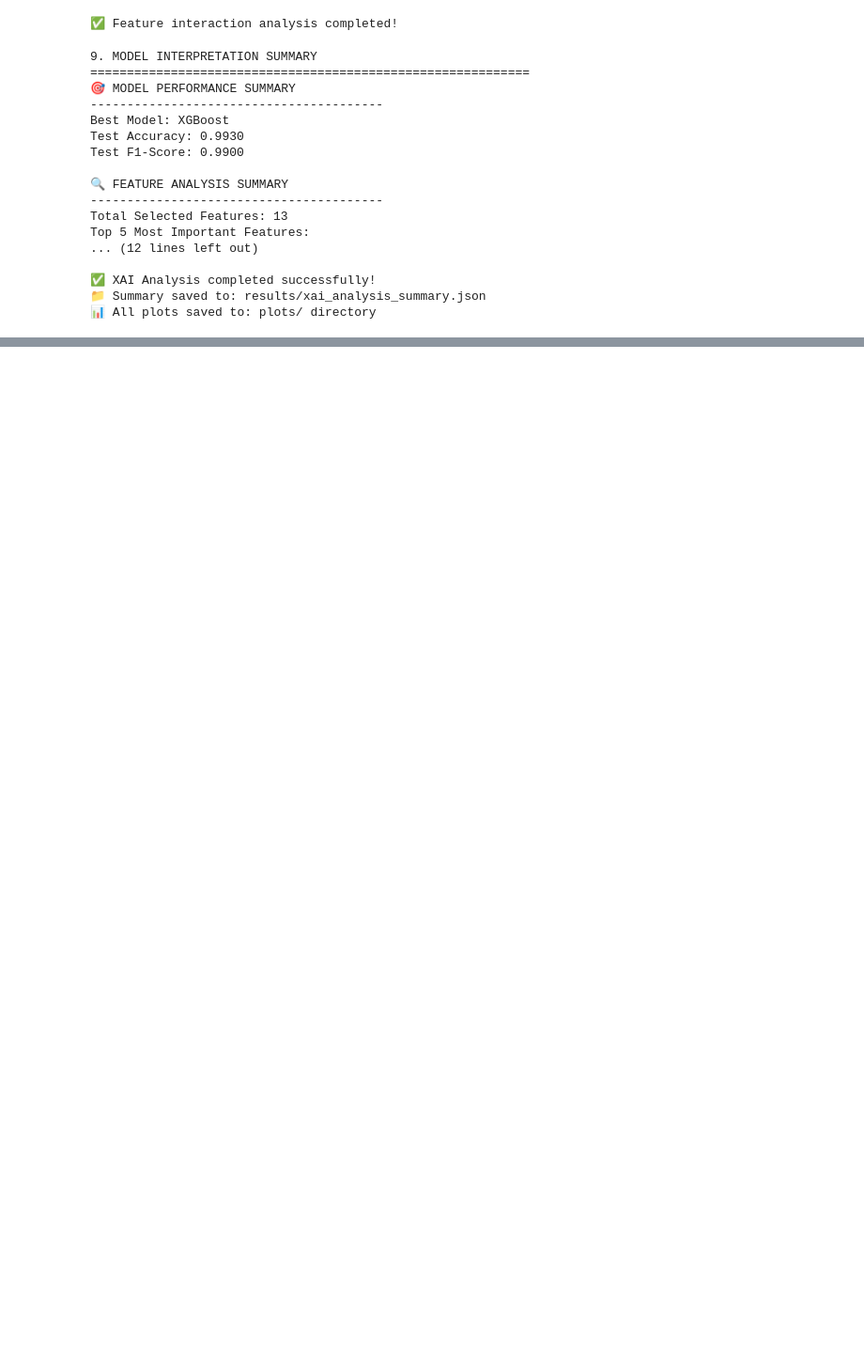
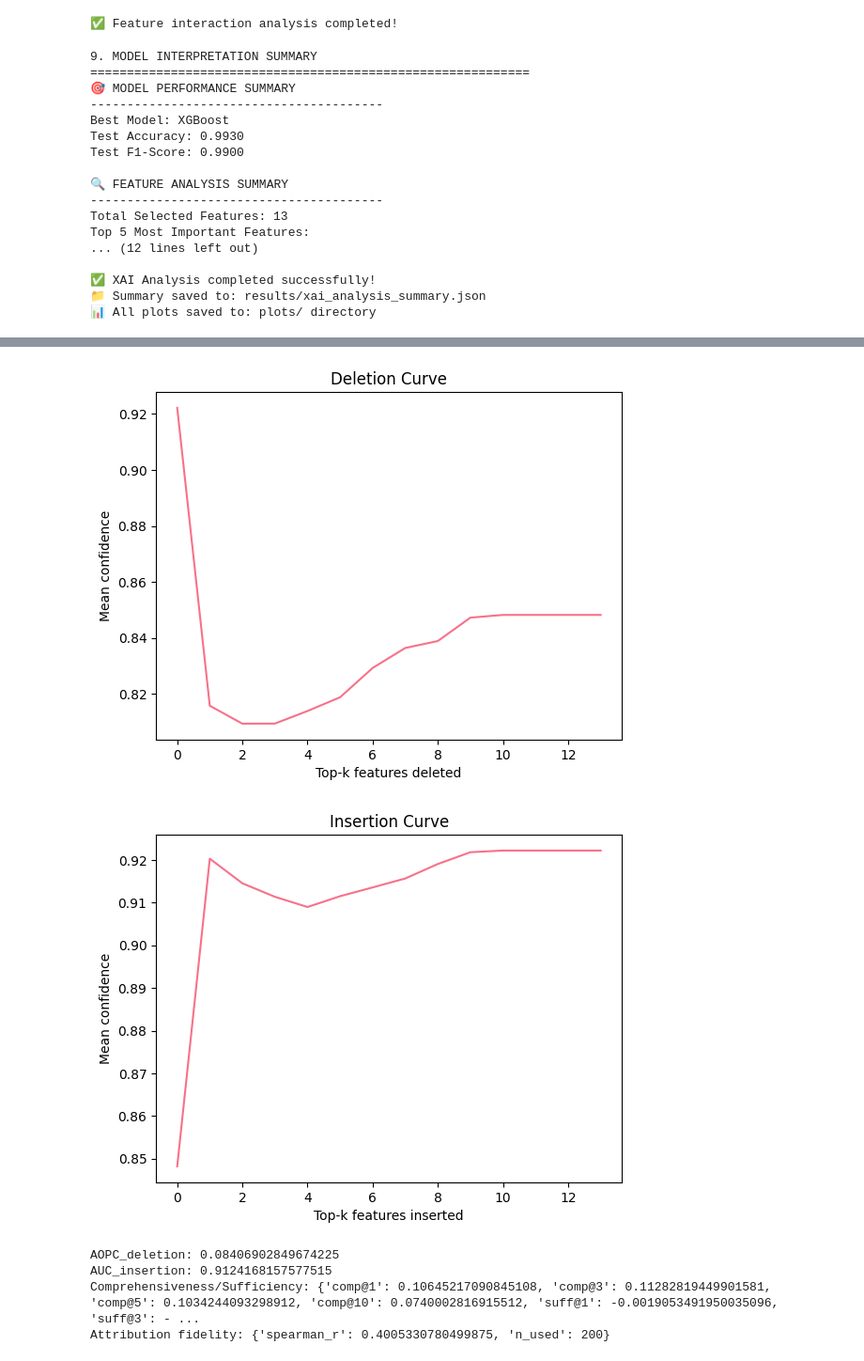
Before and after one commit to dApY3112/IOT-xAI, a Jupyter notebook: xai/xai_global_analysis_fitting.ipynb, the cells around one changed output, grey strips where cells are left out. Shown at 94% size. Drawn from its saved outputs; the diff is of its cells as text; code cells hidden in the pictures; blank space fills up the shorter version.

```diff
--- a/xai/xai_global_analysis_fitting.ipynb
+++ b/xai/xai_global_analysis_fitting.ipynb
@@ -1393,0 +1534,17 @@ Top 5 LIME Features:
+# %%
+
+def attribution_fidelity(X_df, shap_mat, n_samples=200, random_state=42):
+    rng=np.random.default_rng(random_state)
+    X_np=_ensure_numpy(X_df); shap_np=np.asarray(shap_mat)
+    n,d=shap_np.shape; idx=rng.choice(n, size=min(n_samples,n), replace=False)
+    Xs=X_np[idx]; Ss=shap_np[idx]; corrs=[]
+    for x,s in tqdm(zip(Xs,Ss), total=len(Xs), desc="Attribution fidelity"):
+        f0=proba_fn(x.reshape(1,-1))[0]; deltas=np.zeros(d)
+        for j in range(d):
+            xm=_mask_features(x,[j],baseline_vec); fj=proba_fn(xm.reshape(1,-1))[0]
+            deltas[j]=abs(f0-fj)
+        rho,_=spearmanr(np.abs(s),deltas)
+        if not np.isnan(rho): corrs.append(rho)
+    return {"spearman_r": float(np.mean(corrs)) if len(corrs)>0 else float("nan"),
+            "n_used": len(corrs)}
+fidelity_summary = attribution_fidelity(Xte_df, shap_matrix, n_samples=200)
@@ -1393,0 +1586,38 @@ Top 5 LIME Features:
+# %%
+import json
+import matplotlib.pyplot as plt
+
+with open("./results_xai/faithfulness_fidelity_summary.json") as f:
+    R = json.load(f)
+
+ks = R["faithfulness_curves"]["ks"]
+del_mean = R["faithfulness_curves"]["deletion_curve_mean"]
+ins_mean = R["faithfulness_curves"]["insertion_curve_mean"]
+
+# Deletion curve
+plt.figure()
+plt.plot(ks, del_mean)
+plt.title("Deletion Curve")
+plt.xlabel("Top-k features deleted")
+plt.ylabel("Mean confidence")
+plt.show()
+
+# Insertion curve
+plt.figure()
+plt.plot(ks, ins_mean)
+plt.title("Insertion Curve")
+plt.xlabel("Top-k features inserted")
+plt.ylabel("Mean confidence")
+plt.show()
+
+print("AOPC_deletion:", R["faithfulness_curves"]["AOPC_deletion"])
+print("AUC_insertion:", R["faithfulness_curves"]["AUC_insertion"])
+print("Comprehensiveness/Sufficiency:", R["comp_suff"])
+print("Attribution fidelity:", R["attribution_fidelity"])
+# %% [output]
+[figure, added]
+[figure, added]
+AOPC_deletion: 0.08406902849674225
+AUC_insertion: 0.9124168157577515
+Comprehensiveness/Sufficiency: {'comp@1': 0.10645217090845108, 'comp@3': 0.11282819449901581, 'comp@5': 0.1034244093298912, 'comp@10': 0.0740002816915512, 'suff@1': -0.0019053491950035096, 'suff@3': - ...
+Attribution fidelity: {'spearman_r': 0.4005330780499875, 'n_used': 200}
```
Also changed, not shown: parts of 17 cells of this notebook, 2 other files.
